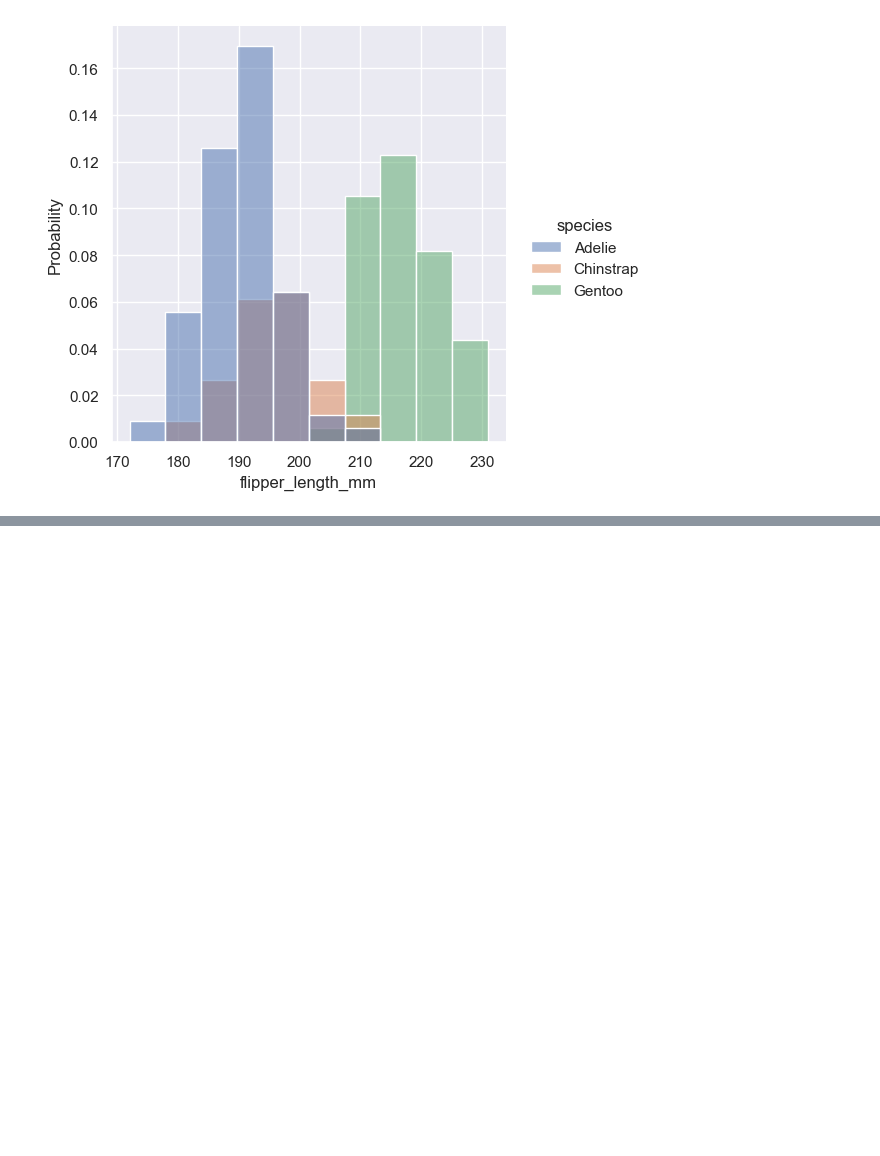
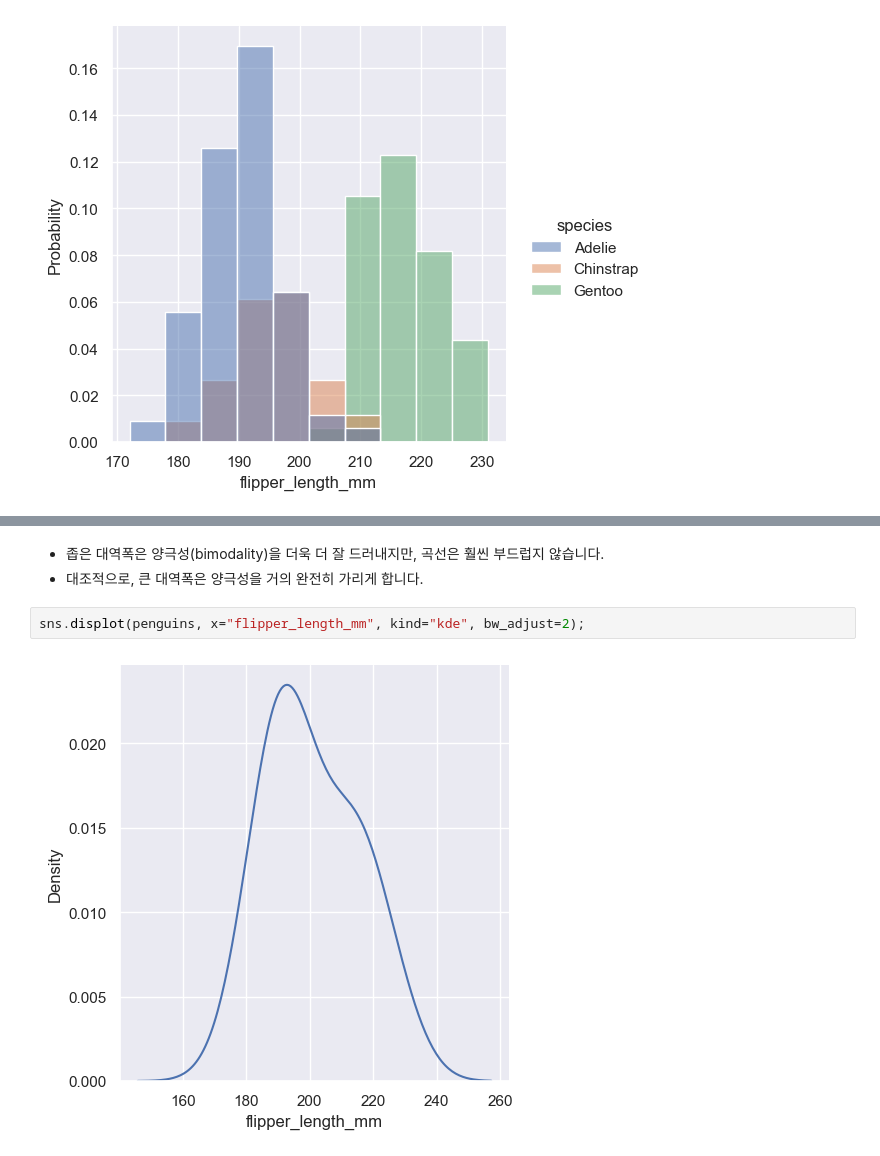
Before and after one commit to kinghy00/Seaborn-Tutorial, a Jupyter notebook: Visualizing_distributions_of_data.ipynb, the cells around one changed output, grey strips where cells are left out. Drawn from its saved outputs; the diff is of its cells as text; blank space fills up the shorter version.

```diff
--- a/Visualizing_distributions_of_data.ipynb
+++ b/Visualizing_distributions_of_data.ipynb
@@ -169,0 +195,7 @@ sns.displot(penguins, x="flipper_length_mm", hue="species", stat="probability");
+# %% [markdown]
+- 좁은 대역폭은 양극성(bimodality)을 더욱 더 잘 드러내지만, 곡선은 훨씬 부드럽지 않습니다.
+- 대조적으로, 큰 대역폭은 양극성을 거의 완전히 가리게 합니다.
+# %%
+sns.displot(penguins, x="flipper_length_mm", kind="kde", bw_adjust=2);
+# %% [output]
+[figure, added]
```
Also changed, not shown: parts of 25 cells of this notebook.
